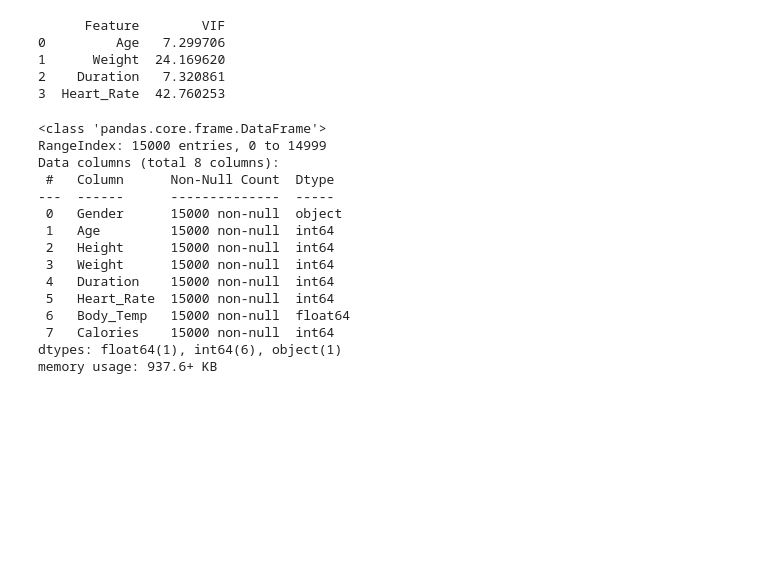
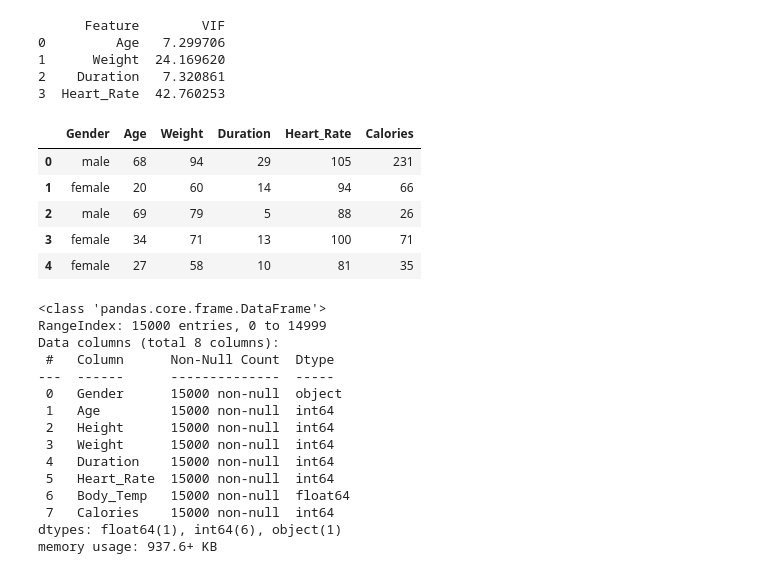
Before and after one commit to AhmadJer99/Calories-Burn-Prediction, a Jupyter notebook: CaloriesBurntPrediction.ipynb, the cells around one changed output. Drawn from its saved outputs; the diff is of its cells as text; code cells hidden in the pictures; blank space fills up the shorter version.

```diff
--- a/CaloriesBurntPrediction.ipynb
+++ b/CaloriesBurntPrediction.ipynb
@@ -139,7 +139,15 @@ print(vif_data)
 # %%
 NonMcDf = df.drop(columns=['Body_Temp','Height'])
 # I will be using this DF for Linear Regression & SVM
 # Decision Tree & Random Forest can handle multicollinearity so i will be using the normal dataframe with them.
+NonMcDf.head()
+# %% [output]
+|  | Gender | Age | Weight | Duration | Heart_Rate | Calories |
+| 0 | male | 68 | 94 | 29 | 105 | 231 |
+| 1 | female | 20 | 60 | 14 | 94 | 66 |
+| 2 | male | 69 | 79 | 5 | 88 | 26 |
+| 3 | female | 34 | 71 | 13 | 100 | 71 |
+| 4 | female | 27 | 58 | 10 | 81 | 35 |
 # %%
 df.info()
 # %% [output]
```
Also changed, not shown: parts of 8 cells of this notebook, 6 other files.
